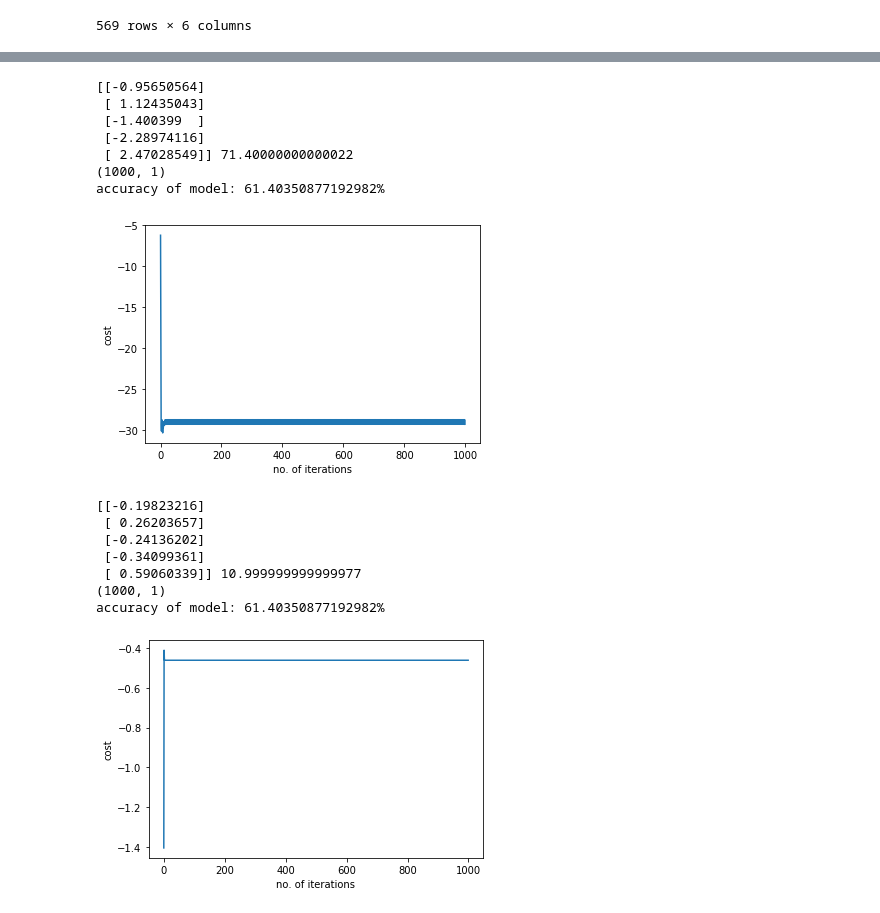
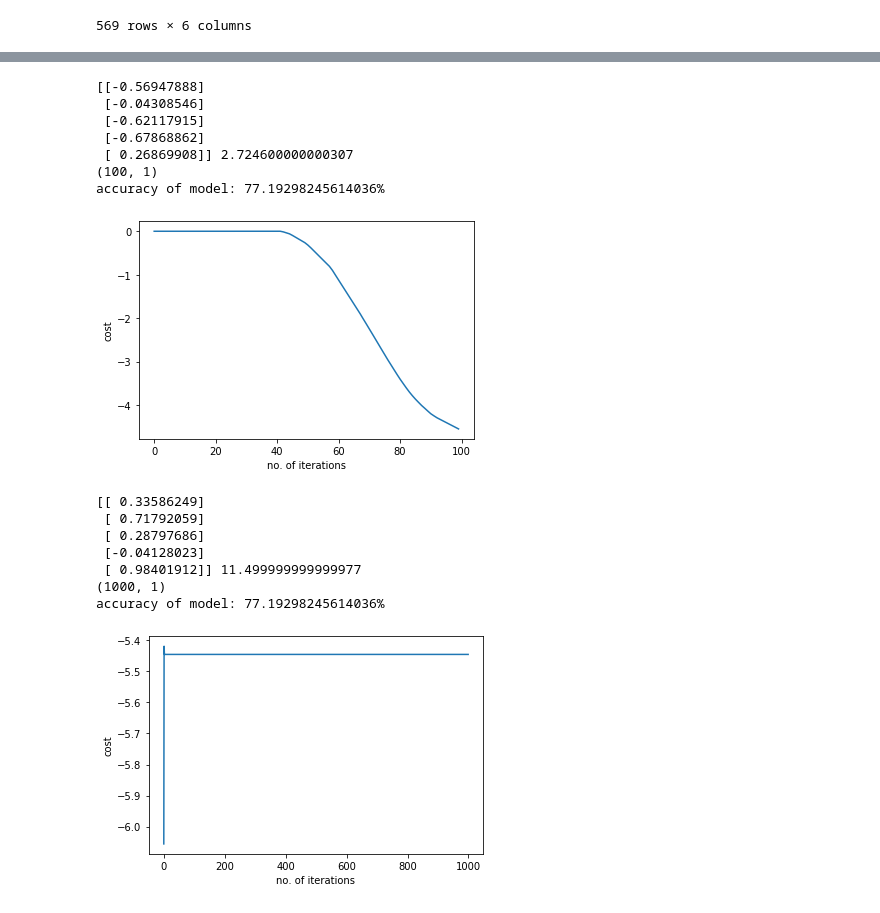
Before and after one commit to tanya12181/Machine-Learning-Internship, a Jupyter notebook: Task 12 SVM/Task 12 SVM from scratch (updated).ipynb, the cells around one changed output, grey strips where cells are left out. Saved outputs shown, nothing was run; the diff lists cells and outputs as text; code cells hidden in the pictures.

```diff
--- a/Task 12 SVM/Task 12 SVM from scratch (updated).ipynb
+++ b/Task 12 SVM/Task 12 SVM from scratch (updated).ipynb
@@ -117,7 +111,7 @@ print(x_test)
 def grad_descent(x,y,reg,alpha,epoch):
     r=x.shape[0]
     c=x.shape[1]
-    w = np.ones((c,1))
+    w = np.zeros((c,1))
     b=0
     min_w=[]
     min_b=None
@@ -160,9 +154,9 @@ def predict(x_,y_,w,b):
     py=list(py)
     for i in range(len(py)):
         if py[i]>=1:
-            py[i]=1
+            py[i]=1.0
         else:
-            py[i]=-1
+            py[i]=-1.0
     return py
 
 def showPredictions(pred,y_):
@@ -232,23 +246,23 @@ accuracy of model: 61.40350877192982%
 # %%
-alpha = 0.1
-epoch = 1000
-reg = 0.005 # regularization parameter
+alpha = 0.0003
+epoch = 100
+reg = 0.001 # regularization parameter
 theta,b,cost_list=grad_descent(x_train,y_train,reg,alpha,epoch)
 print(theta,b)
 print(cost_list.shape)
 plotCost(cost_list)
 pred_y = predict(x_test,y_test,theta,b)
 accuracy = calAccuracy(pred_y,y_test)
 print(f"accuracy of model: {accuracy}%")
 # %% [output]
-[[-0.95650564]
- [ 1.12435043]
- [-1.400399  ]
- [-2.28974116]
- [ 2.47028549]] 71.40000000000022
-(1000, 1)
-accuracy of model: 61.40350877192982%
+[[-0.56947888]
+ [-0.04308546]
+ [-0.62117915]
+ [-0.67868862]
+ [ 0.26869908]] 2.724600000000307
+(100, 1)
+accuracy of model: 77.19298245614036%
-[figure, old version]
+[figure, new version]
 # %%
 alpha = 0.1
 epoch = 1000
@@ -261,12 +275,12 @@ pred_y = predict(x_test,y_test,theta,b)
 accuracy = calAccuracy(pred_y,y_test)
 print(f"accuracy of model: {accuracy}%")
 # %% [output]
-[[-0.19823216]
- [ 0.26203657]
- [-0.24136202]
- [-0.34099361]
- [ 0.59060339]] 10.999999999999977
+[[ 0.33586249]
+ [ 0.71792059]
+ [ 0.28797686]
+ [-0.04128023]
+ [ 0.98401912]] 11.499999999999977
 (1000, 1)
-accuracy of model: 61.40350877192982%
+accuracy of model: 77.19298245614036%
-[figure, old version]
+[figure, new version]
 # %%
```
Also changed, not shown: parts of 14 cells of this notebook.
